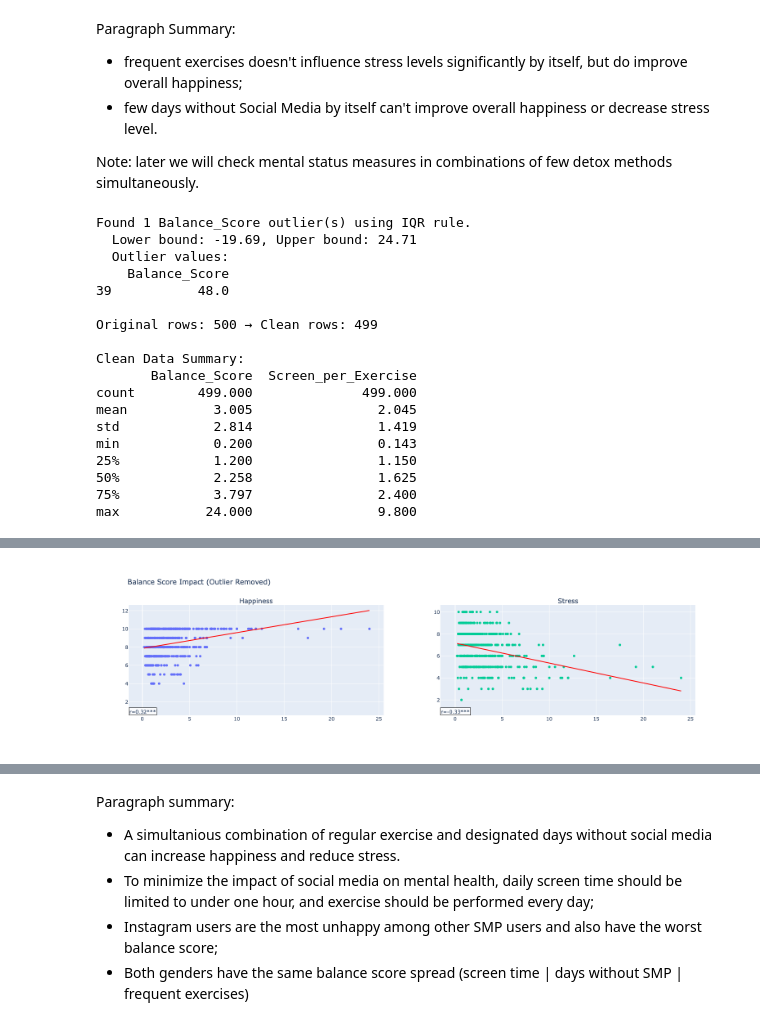
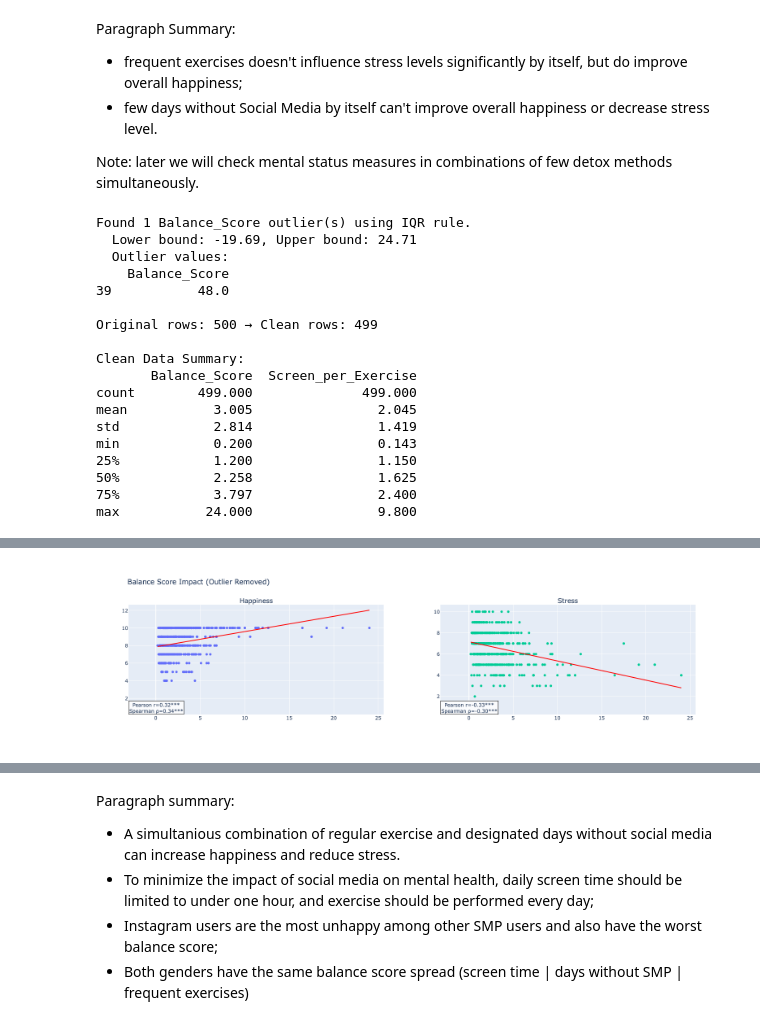
Before and after one commit to vdafeider/data_analysis_social_media_vs_mental_health, a Jupyter notebook: da_social_media_stress.ipynb, the cells around one changed output, grey strips where cells are left out. Drawn from its saved outputs; the diff is of its cells as text; code cells hidden in the pictures.

```diff
--- a/da_social_media_stress.ipynb
+++ b/da_social_media_stress.ipynb
@@ -516,18 +531,18 @@ Paragraph Summary:
 Note: later we will check mental status measures in combinations of few detox methods simultaneously.
 # %%
 # Some visualizations using feature engineering columns
-# Few AI used for complex visualizations
+# Few AI used for complex visualizations and debuging
 
 df = add_interactions(df)
 
 # -------------------------------------------------
 # 1. Detect & Drop the Balance_Score outlier
 # -------------------------------------------------
-# Option A – IQR method (robust, recommended)
+# Option A – IQR method
 Q1 = df['Balance_Score'].quantile(0.25)
 Q3 = df['Balance_Score'].quantile(0.75)
 IQR = Q3 - Q1
-lower = Q1 - 8 * IQR
+lower = Q1 - 8 * IQR # theshold 8 removes that one user that makes visuals with wrong scales, see first fig
 upper = Q3 + 8 * IQR
 
 outlier_mask = (df['Balance_Score'] < lower) | (df['Balance_Score'] > upper)
@@ -548,20 +563,32 @@ print("\nClean Data Summary:")
 print(df_clean[['Balance_Score', 'Screen_per_Exercise']].describe().round(3))
 
 # -------------------------------------------------
-# 2. Helper – correlation annotation
+# 2. Helper – correlation annotation (adds pearson r, spearman r results in box)
 # -------------------------------------------------
+from scipy.stats import pearsonr, spearmanr
 def add_corr(fig, x, y, row=1, col=1):
-    r, p = pearsonr(x, y)
-    stars = "***" if p < 0.001 else "**" if p < 0.01 else "*" if p < 0.05 else ""
+    #calculate corelations
+    r_p, p_p = pearsonr(x, y)
+    r_s, p_s = spearmanr(x, y)
+
+    # stars to show strenght of corelations
+    stars_p = "***" if p_p < 0.001 else "**" if p_p < 0.1 else "*" if p_p < 0.3 else ""
+    stars_s = "***" if p_s < 0.001 else "**" if p_s < 0.1 else "*" if p_s < 0.3 else ""
+
+    # anotation text
+    text = f"Pearson r={r_p:.2f}{stars_p}<br>Spearman ρ={r_s:.2f}{stars_s}"
+
+    # add text on fig bottom
     fig.add_annotation(
-        text=f"r={r:.2f}{stars}",
+        text=text,
         x=0.05, y=0.95, xref=f"x{col}", yref=f"y{col}",
         showarrow=False, font_size=12,
-        bgcolor="rgba(255,255,255,0.8)", bordercolor="black", borderwidth=1
+        bgcolor="rgba(255,255,255,0.8)",
+        bordercolor="black", borderwidth=1
     )
 
 # -------------------------------------------------
-# 3. Before/After Boxplot (shows impact)
+# 3. Before/After Boxplot (shows impact of outlier drop) - used to adjust threshold ↑↑↑
 # -------------------------------------------------
 fig = go.Figure()
 fig.add_trace(go.Box(y=df['Balance_Score'], name='Original', marker_color='lightcoral'))
@@ -747,34 +774,34 @@ fig.update_layout(
     plot_bgcolor='white',
     scene=dict(
         xaxis=dict(title='Balance Score', backgroundcolor='white', gridcolor='lightgray', showbackground=True),
         yaxis=dict(title='Happiness Index (1-10)', backgroundcolor='white', gridcolor='lightgray', showbackground=True),
         zaxis=dict(title='Daily Screen Time (hrs)', backgroundcolor='white', gridcolor='lightgray', showbackground=True),
         aspectmode='cube'
     )
 )
 
 fig.show()
 # %% [output]
 Found 1 Balance_Score outlier(s) using IQR rule.
   Lower bound: -19.69, Upper bound: 24.71
   Outlier values:
     Balance_Score
 39           48.0
 
 Original rows: 500 → Clean rows: 499
 
 Clean Data Summary:
        Balance_Score  Screen_per_Exercise
 count        499.000              499.000
 mean           3.005                2.045
 std            2.814                1.419
 min            0.200                0.143
 25%            1.200                1.150
 50%            2.258                1.625
 75%            3.797                2.400
 max           24.000                9.800
 [figure]
-[figure, old version]
+[figure, new version]
 [figure]
 [figure]
 [figure]
```
Also changed, not shown: parts of 11 cells of this notebook.
